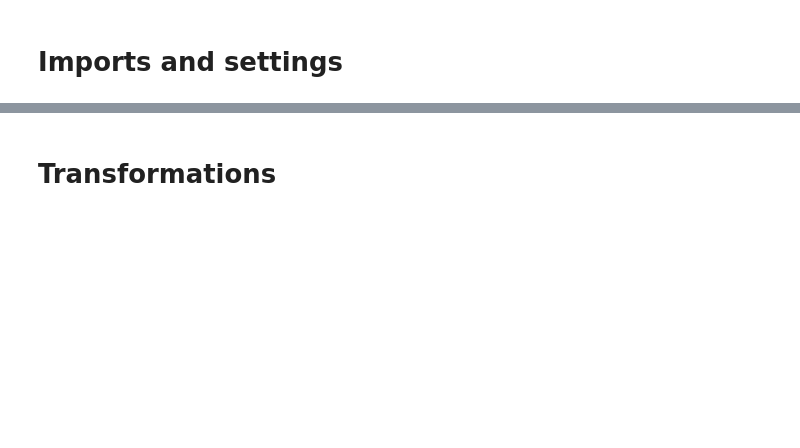
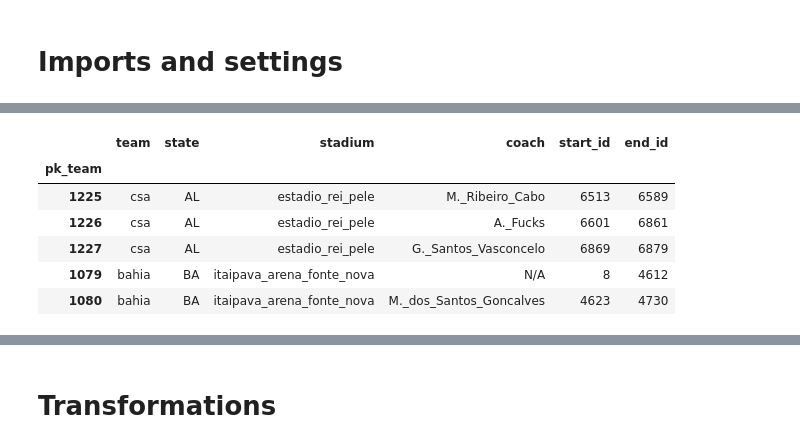
Before and after one commit to igoravelli/brazilian_soccer_championship_analysis, a Jupyter notebook: Average_of_cards_in_home_team_matches.ipynb, the cells around one changed output, grey strips where cells are left out. Cells and saved outputs as stored; diff of their text form; code cells hidden in the pictures; blank space fills up the shorter version.

```diff
--- a/Average_of_cards_in_home_team_matches.ipynb
+++ b/Average_of_cards_in_home_team_matches.ipynb
@@ -37,3 +37,19 @@ dim_match.head()
+# %%
+# @title get dim_team
+dim_team = client.query(f"""
+      SELECT * FROM `{project}.{schema}.dimTeam`
+    """).to_dataframe()
+
+dim_team.set_index('pk_team', inplace=True)
+dim_team.head()
+# %% [output]
+|  | team | state | stadium | coach | start_id | end_id |
+| pk_team |  |  |  |  |  |  |
+| 1225 | csa | AL | estadio_rei_pele | M._Ribeiro_Cabo | 6513 | 6589 |
+| 1226 | csa | AL | estadio_rei_pele | A._Fucks | 6601 | 6861 |
+| 1227 | csa | AL | estadio_rei_pele | G._Santos_Vasconcelo | 6869 | 6879 |
+| 1079 | bahia | BA | itaipava_arena_fonte_nova | N/A | 8 | 4612 |
+| 1080 | bahia | BA | itaipava_arena_fonte_nova | M._dos_Santos_Goncalves | 4623 | 4730 |
 # %%
 # @title get fact_events
 fact_events = client.query(f"""
```
Also changed, not shown: parts of 10 cells of this notebook.
